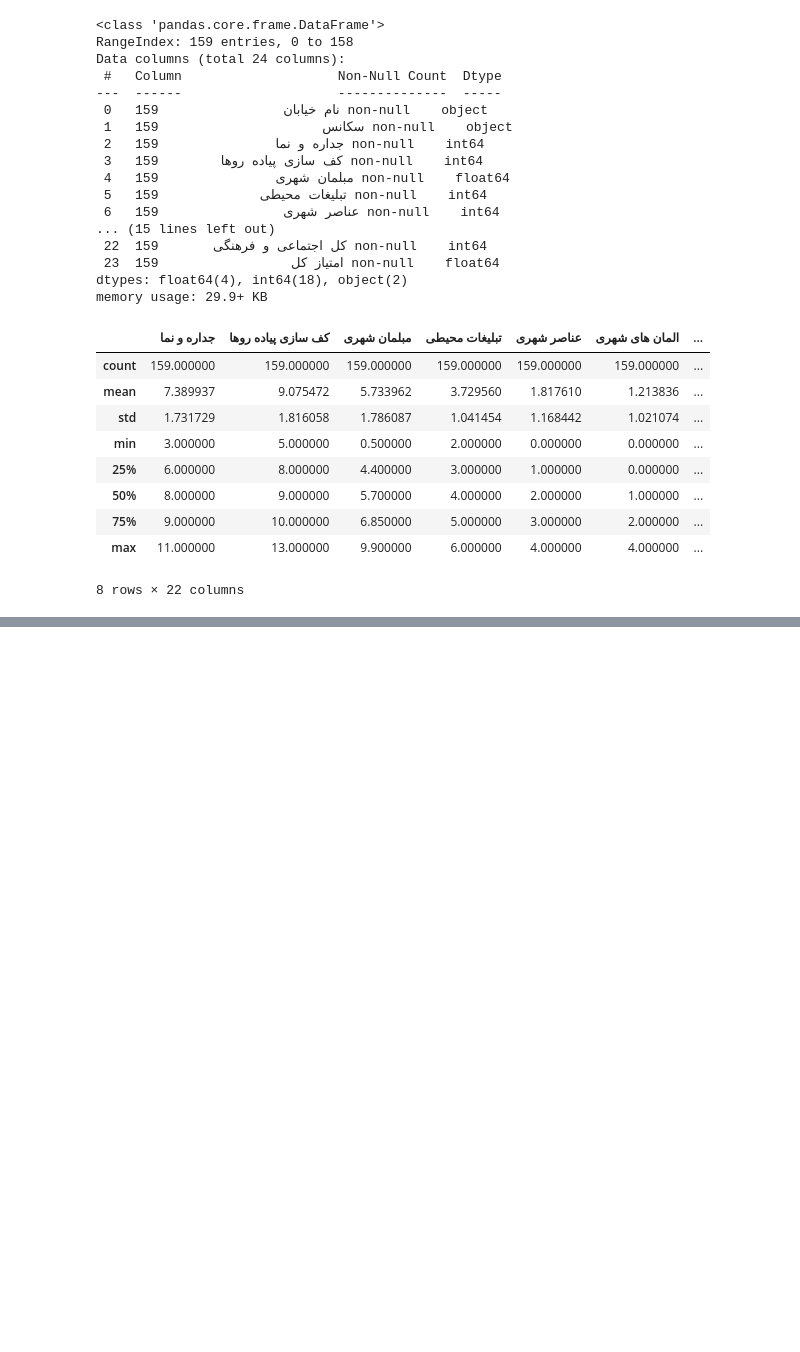
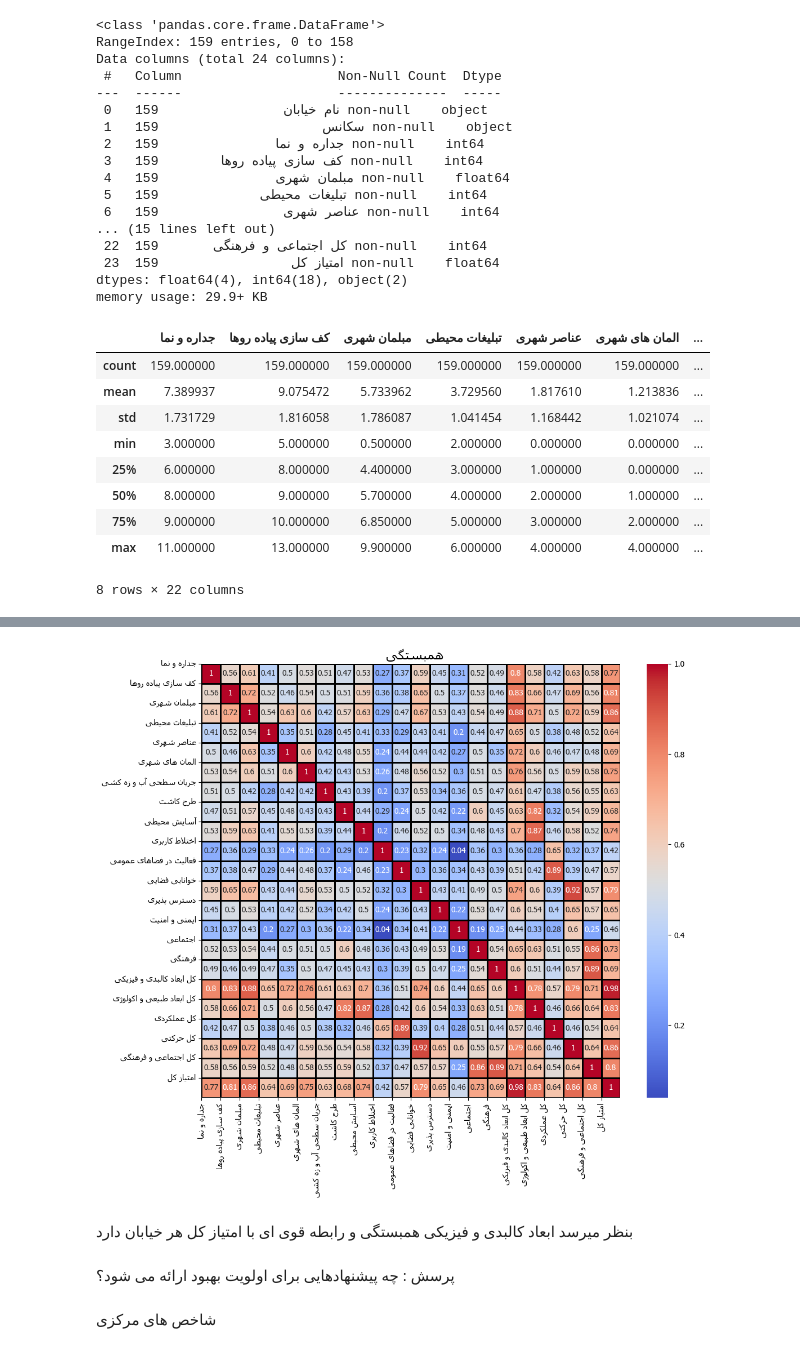
Before and after one commit to AlmaRadman/shiraz-data-analytics-project, a Jupyter notebook: code.ipynb, the cells around one changed output, grey strips where cells are left out. Drawn from its saved outputs; the diff is of its cells as text; code cells hidden in the pictures; blank space fills up the shorter version.

```diff
--- a/code.ipynb
+++ b/code.ipynb
@@ -35,0 +143,8 @@ memory usage: 29.9+ KB
+# %%
+import arabic_reshaper
+from bidi.algorithm import get_display
+
+def fix_farsi(text):
+    reshaped_text = arabic_reshaper.reshape(text)
+    bidi_text = get_display(reshaped_text)
+    return bidi_text
@@ -35,0 +196,25 @@ memory usage: 29.9+ KB
+# %%
+plt.rcParams['font.family'] = 'Tahoma'
+def fix_farsi(text):
+    return get_display(arabic_reshaper.reshape(text))
+corr = df_numeric.corr()
+plt.figure(figsize=(12, 10))
+sns.heatmap(
+    corr,
+    annot=True,
+    cmap="coolwarm",
+    linewidths=1,
+    linecolor='black'
+)
+plt.title(fix_farsi("همبستگی  "), fontsize=16)
+plt.xticks(ticks=range(len(corr.columns)), labels=[fix_farsi(c) for c in corr.columns], rotation=90)
+plt.yticks(ticks=range(len(corr.columns)), labels=[fix_farsi(c) for c in corr.columns], rotation=0)
+plt.show()
+# %% [output]
+[figure, added]
+# %% [markdown]
+بنظر میرسد ابعاد کالبدی و فیزیکی همبستگی و رابطه قوی ای با امتیاز کل هر خیابان دارد
+# %% [markdown]
+پرسش : چه پیشنهادهایی برای اولویت بهبود ارائه می شود؟
+# %% [markdown]
+شاخص های مرکزی
```
Also changed, not shown: parts of 55 cells of this notebook, 1 other file.
